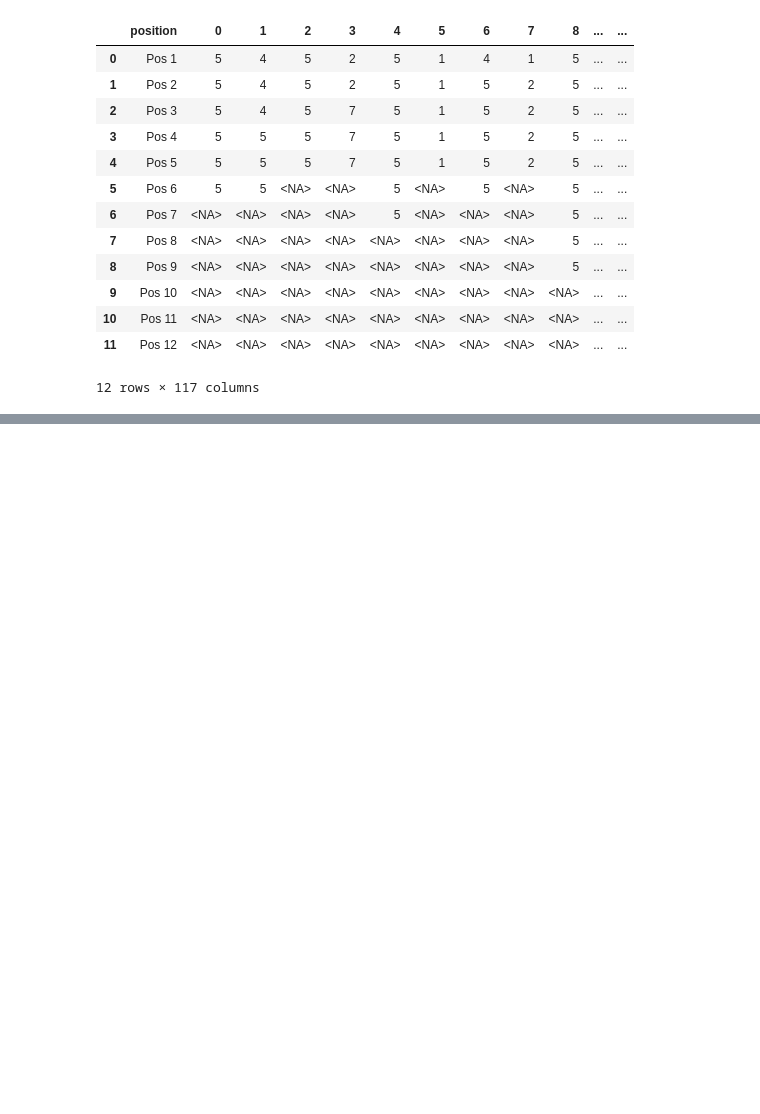
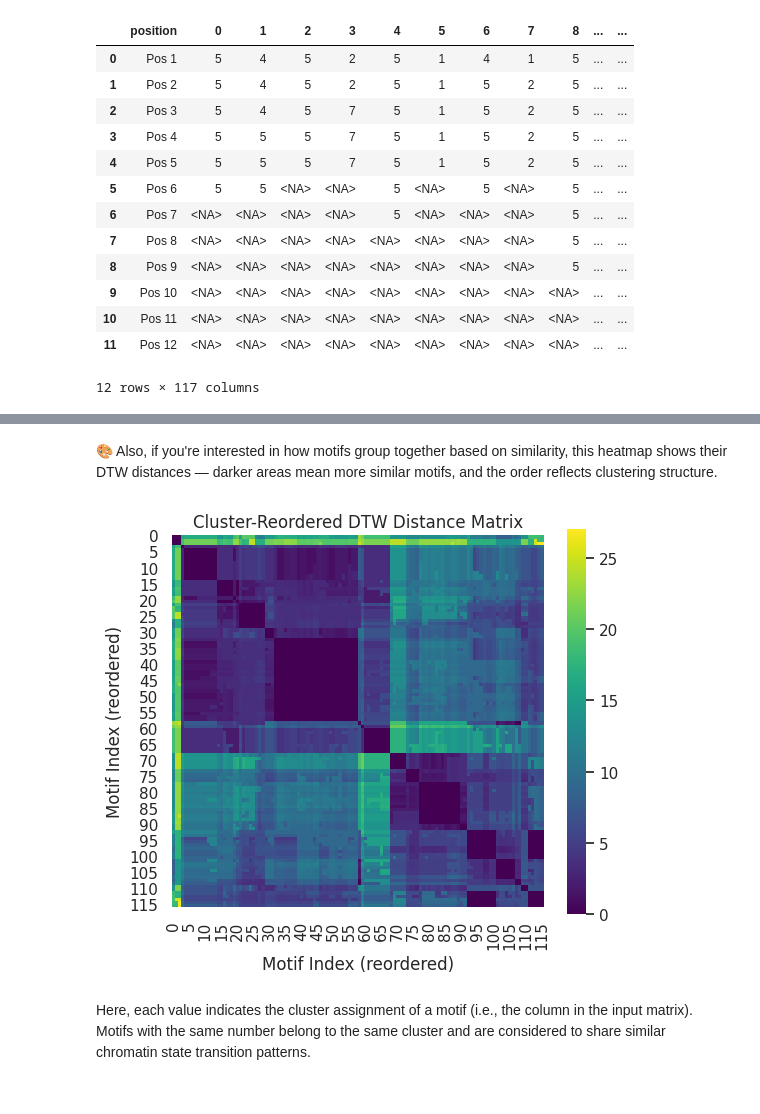
Before and after one commit to caocao0525/ChromBERT, a Jupyter notebook: colab/ChromBERT_on_Colab.ipynb, the cells around one changed output, grey strips where cells are left out. Saved outputs shown, nothing was run; the diff lists cells and outputs as text; code cells hidden in the pictures; blank space fills up the shorter version.

```diff
--- a/colab/ChromBERT_on_Colab.ipynb
+++ b/colab/ChromBERT_on_Colab.ipynb
@@ -1344,0 +1152,3 @@ This streamlined process allows for the effective identification and analysis of
+# %%
+dtw_distance_matrix, y_pred=crb.motif_init2pred(input_path='/content/init_df.csv', categorical=False, fillna_method="ffill", n_clusters=13, linkage_method="complete")
+dtw_distance_matrix
@@ -1344,0 +1171,23 @@ This streamlined process allows for the effective identification and analysis of
+# %% [markdown]
+🎨 Also, if you're interested in how motifs group together based on similarity, this heatmap shows their DTW distances — darker areas mean more similar motifs, and the order reflects clustering structure.
+# %%
+from scipy.cluster.hierarchy import leaves_list
+with warnings.catch_warnings():
+    warnings.simplefilter("ignore", category=ClusterWarning)
+    linkage_matrix = linkage(dtw_distance_matrix, method='complete')
+    ordered_indices = leaves_list(linkage_matrix)
+    reordered_matrix = dtw_distance_matrix[ordered_indices][:, ordered_indices]
+
+plt.figure(figsize=(6, 5))
+sns.heatmap(reordered_matrix, cmap='viridis', square=True)
+plt.title('Cluster-Reordered DTW Distance Matrix')
+plt.xlabel('Motif Index (reordered)')
+plt.ylabel('Motif Index (reordered)')
+plt.show()
+# %% [output]
+[figure, added]
+# %% [markdown]
+Here, each value indicates the cluster assignment of a motif (i.e., the column in the input matrix). Motifs with the same number belong to the same cluster and are considered to share similar chromatin state transition patterns.
+
+
+<br>
```
Also changed, not shown: parts of 25 cells of this notebook.
